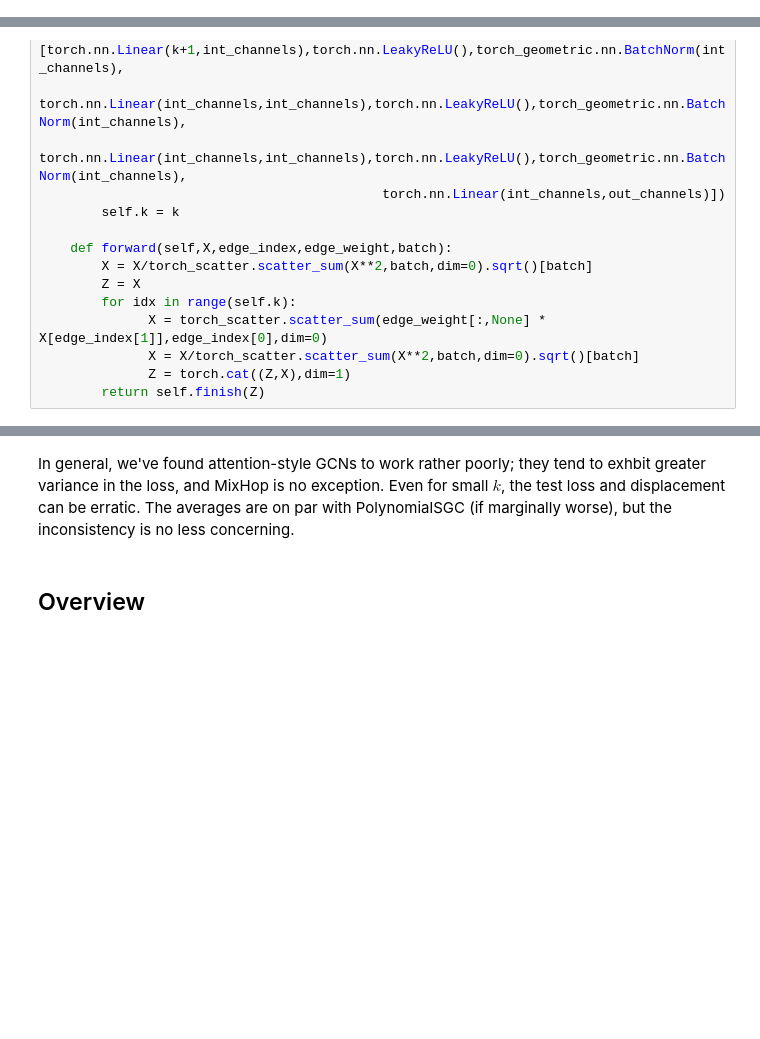
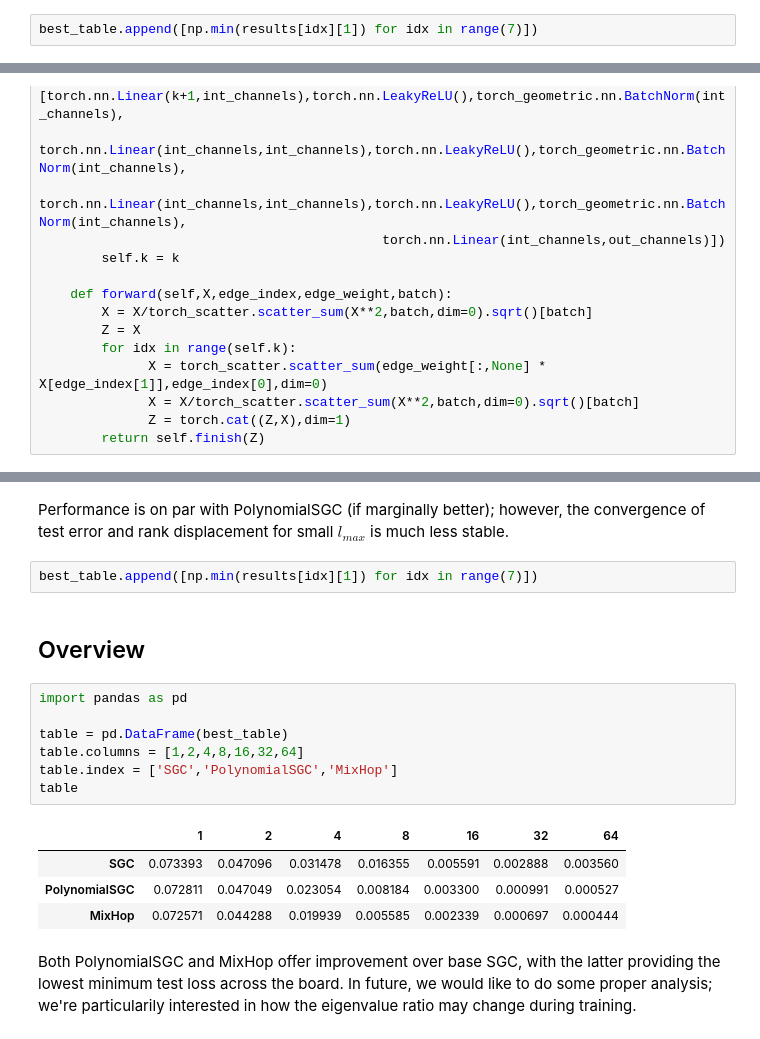
Before and after one commit to PhotoWolf/thesisUpdate_04_12_21, a Jupyter notebook: _sources/HigherMatrixPowers.ipynb, the cells around one changed output, grey strips where cells are left out. Saved outputs shown, nothing was run; the diff lists cells and outputs as text; blank space fills up the shorter version.

```diff
--- a/_sources/HigherMatrixPowers.ipynb
+++ b/_sources/HigherMatrixPowers.ipynb
@@ -208,3 +177,5 @@ Train and test loss are slightly improved from base SGC. Rank displacement benef
+# %%
+best_table.append([np.min(results[idx][1]) for idx in range(7)])
 # %% [markdown]
 ## MixHop
 # %% [markdown]
@@ -271,4 +238,20 @@ plt.show()
 # %% [markdown]
-In general, we've found attention-style GCNs to work rather poorly; they tend to exhbit greater variance in the loss, and MixHop is no exception. Even for small $k$, the test loss and displacement can be erratic. The averages are on par with PolynomialSGC (if marginally worse), but the inconsistency is no less concerning.
+Performance is on par with PolynomialSGC (if marginally better); however, the convergence of test error and rank displacement for small $l_{max}$ is much less stable.
-# %% [markdown]
-## Overview
+# %%
+best_table.append([np.min(results[idx][1]) for idx in range(7)])
+# %% [markdown]
+## Overview
+# %%
+import pandas as pd
+
+table = pd.DataFrame(best_table)
+table.columns = [1,2,4,8,16,32,64]
+table.index = ['SGC','PolynomialSGC','MixHop']
+table
+# %% [output]
+|  | 1 | 2 | 4 | 8 | 16 | 32 | 64 |
+| SGC | 0.073393 | 0.047096 | 0.031478 | 0.016355 | 0.005591 | 0.002888 | 0.003560 |
+| PolynomialSGC | 0.072811 | 0.047049 | 0.023054 | 0.008184 | 0.003300 | 0.000991 | 0.000527 |
+| MixHop | 0.072571 | 0.044288 | 0.019939 | 0.005585 | 0.002339 | 0.000697 | 0.000444 |
+# %% [markdown]
+Both PolynomialSGC and MixHop offer improvement over base SGC, with the latter providing the lowest minimum test loss across the board. In future, we would like to do some proper analysis; we're particularily interested in how the eigenvalue ratio may change during training.
```
Also changed, not shown: parts of 18 cells of this notebook, 46 other files.
